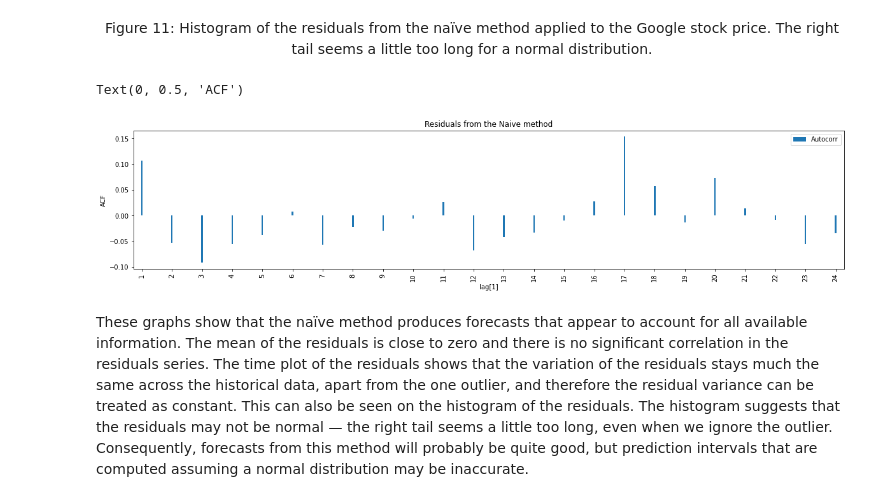
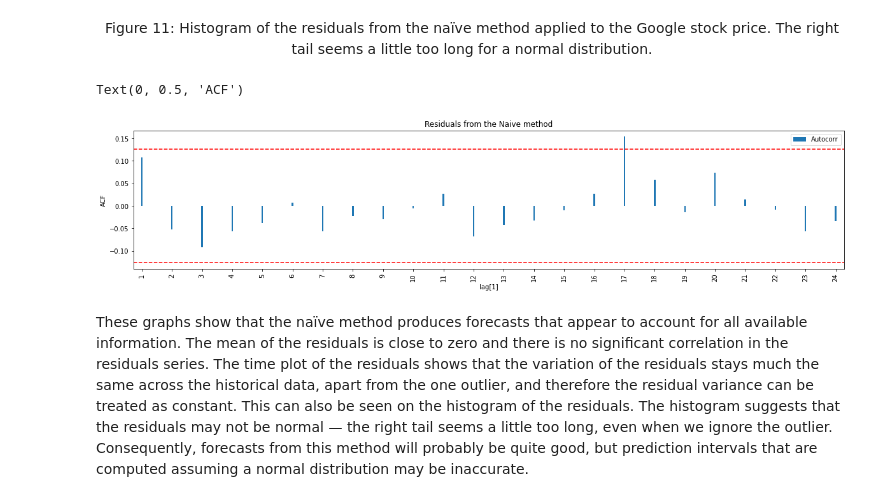
Before and after one commit to Nixtla/fpp3-python, a Jupyter notebook: 4 Residual diagnostics.ipynb, the cells around one changed output. Cells and saved outputs as stored; diff of their text form; code cells hidden in the pictures.

```diff
--- a/4 Residual diagnostics.ipynb
+++ b/4 Residual diagnostics.ipynb
@@ -143,25 +143,32 @@ plt.show()
 Figure 11: Histogram of the residuals from the naïve method applied to the Google stock price. The right tail seems a little too long for a normal distribution.
 </p>
 # %%
+import math
+
 ticker_data = aug_df["residuals"]
 ticker_data_acf = [ticker_data.autocorr(i) for i in range(1,25)]
 
 test_df = pd.DataFrame([ticker_data_acf]).T
 test_df.columns = ['Autocorr']
 test_df.index += 1
 test_df.plot(kind='bar', width = 0.05, figsize = (20, 4))
+
+# Statisfical significance.
+n = len(aug_df['residuals'])
+plt.axhline(y = 2/math.sqrt(n), color = 'r', linestyle = 'dashed')
+plt.axhline(y = -2/math.sqrt(n), color = 'r', linestyle = 'dashed')
 
 # Adding plot title.
 plt.title("Residuals from the Naive method")
 
 # Providing x-axis name.
 plt.xlabel("lag[1]")
 
 # Providing y-axis name.
 plt.ylabel("ACF")
 # %% [output]
 Text(0, 0.5, 'ACF')
-[figure, old version]
+[figure, new version]
 # %% [markdown]
 These graphs show that the naïve method produces forecasts that appear to account for all available information. The mean of the residuals is close to zero and there is no significant correlation in the residuals series. The time plot of the residuals shows that the variation of the residuals stays much the same across the historical data, apart from the one outlier, and therefore the residual variance can be treated as constant. This can also be seen on the histogram of the residuals. The histogram suggests that the residuals may not be normal — the right tail seems a little too long, even when we ignore the outlier. Consequently, forecasts from this method will probably be quite good, but prediction intervals that are computed assuming a normal distribution may be inaccurate.
 # %% [markdown]
```
Also changed, not shown: parts of 1 cell of this notebook, 3 other files.
